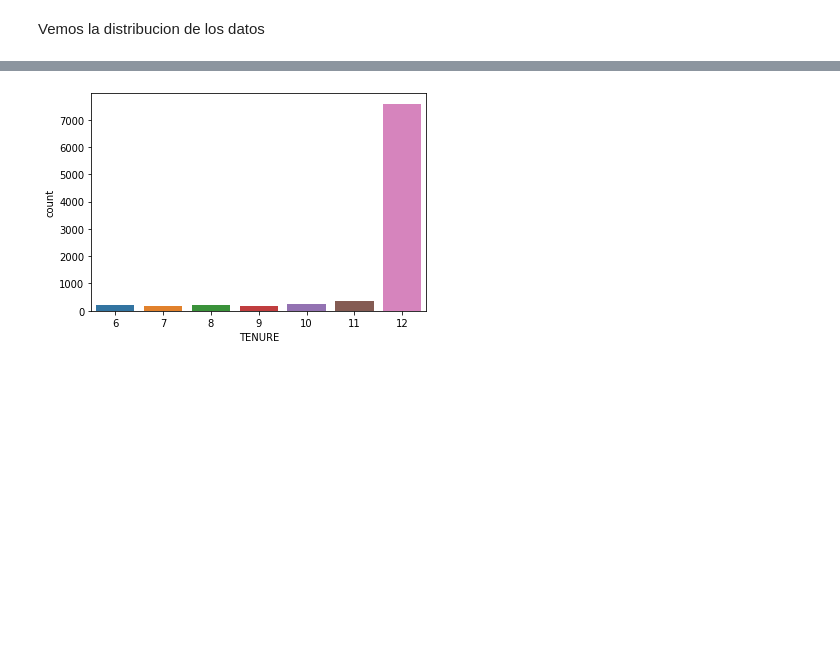
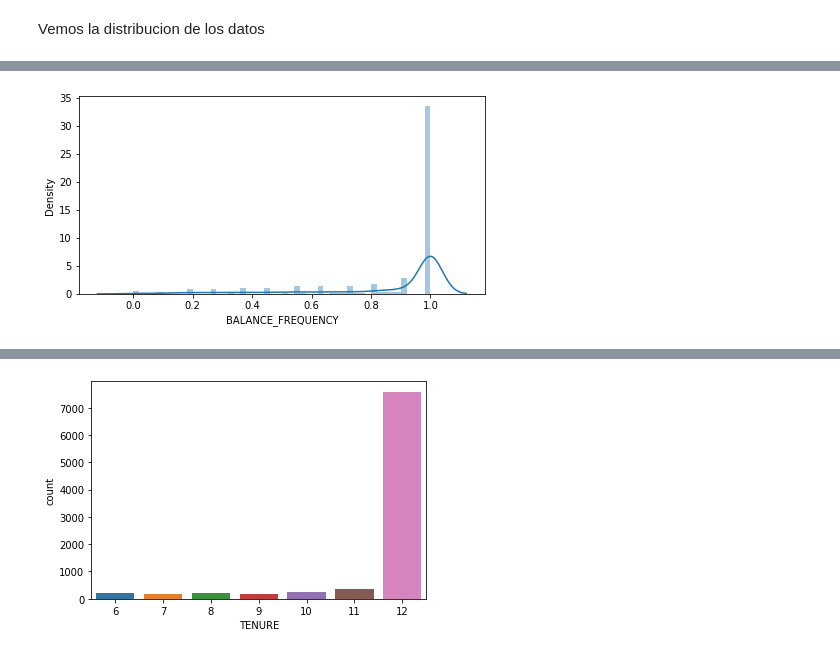
Before and after one commit to Fedenov/Aprendizaje_Automatico_Tarea2, a Jupyter notebook: Tarea2.ipynb, the cells around one changed output, grey strips where cells are left out. Saved outputs shown, nothing was run; the diff lists cells and outputs as text; code cells hidden in the pictures; blank space fills up the shorter version.

```diff
--- a/Tarea2.ipynb
+++ b/Tarea2.ipynb
@@ -302,0 +242,7 @@ display()
+# %%
+plt.figure(figsize=(16,8))
+plt.subplot(2,2,1)
+sns.distplot(datosTransacciones['BALANCE_FREQUENCY'])
+plt.show()
+# %% [output]
+[figure, added]
```
Also changed, not shown: parts of 46 cells of this notebook.
